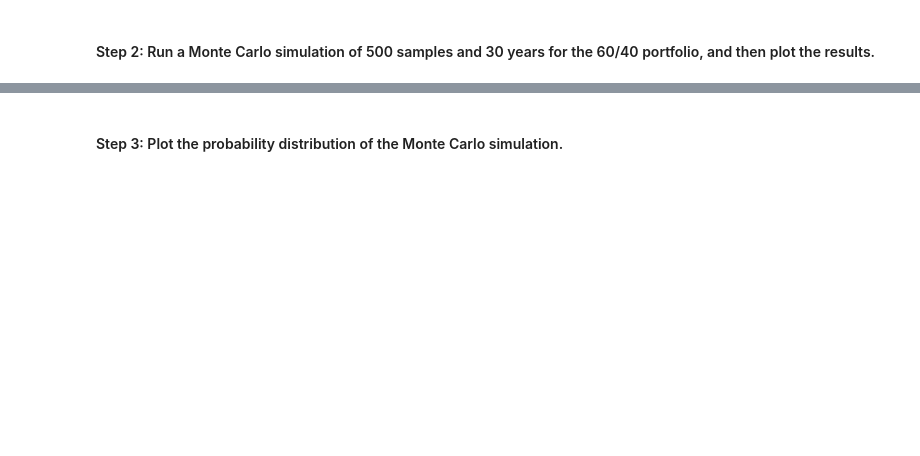
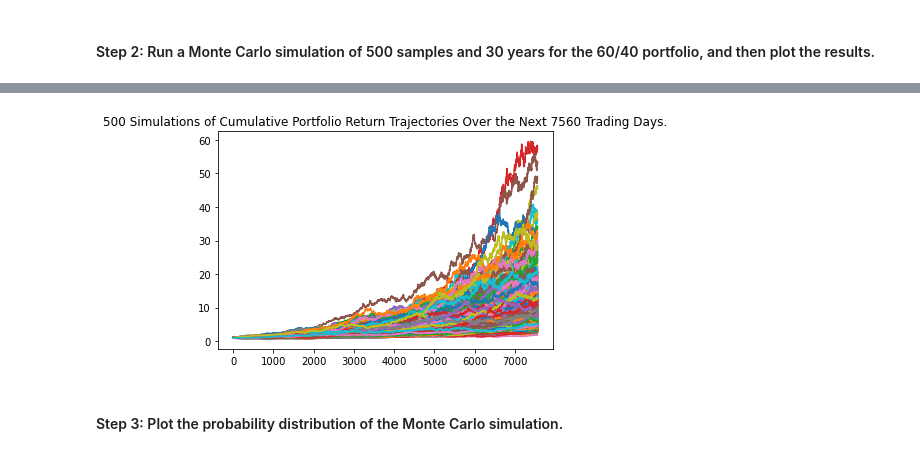
Before and after one commit to JonahLeggett/Financial_Planner, a Jupyter notebook: financial_planning_tools.ipynb, the cells around one changed output, grey strips where cells are left out. Saved outputs shown, nothing was run; the diff lists cells and outputs as text; code cells hidden in the pictures; blank space fills up the shorter version.

Commit message:
Monte Carlo simulations completed

```diff
--- a/financial_planning_tools.ipynb
+++ b/financial_planning_tools.ipynb
@@ -422,11 +458,25 @@ In this section, you’ll use the MCForecastTools library to create a Monte Carl
+# %%
+alpaca_prices_4_df = alpaca.get_barset(
+    tickers,
+    timeframe,
+    start=start_date_4,
+    end=end_date_4,
+    limit=1000
+).df
 # %%
 # Use the Alpaca get_barset function to make the API call to get the 10 years worth of pricing data
 # The tickers and timeframe parameters should have been set in Part 1 of this activity
 # The start and end dates should be updated with the information set above
 # Remember to add the df property to the end of the call so the response is returned as a DataFrame
-# YOUR CODE HERE
+alpaca_prices_5_df = alpaca.get_barset(
+    tickers,
+    timeframe,
+    start=start_date_5,
+    end=end_date_5,
+    limit=1000
+).df
 
 
 # Display both the first and last five rows of the DataFrame
-# YOUR CODE HERE
-# YOUR CODE HERE
+display(alpaca_prices_df.head())
+display(alpaca_prices_df.tail())
@@ -432,0 +500,2 @@ In this section, you’ll use the MCForecastTools library to create a Monte Carl
+# %%
+alpaca_prices_df = pd.concat([alpaca_prices_1_df, alpaca_prices_2_df, alpaca_prices_3_df, alpaca_prices_4_df, alpaca_prices_5_df])
@@ -436,7 +531,14 @@ In this section, you’ll use the MCForecastTools library to create a Monte Carl
 # Configure the Monte Carlo simulation to forecast 30 years cumulative returns
 # The weights should be split 40% to AGG and 60% to SPY.
 # Run 500 samples.
-# YOUR CODE HERE
+MC_40_60 = MCSimulation(
+    portfolio_data = alpaca_prices_df,
+    weights = [.40, .60],
+    num_simulation = 500,
+    num_trading_days = 252*30
+)
+
+
 
 # Review the simulation input data
-# YOUR CODE HERE
+MC_40_60.portfolio_data.head()
@@ -446,7 +588,9 @@ In this section, you’ll use the MCForecastTools library to create a Monte Carl
 # %%
 # Visualize the 30-year Monte Carlo simulation by creating an
 # overlay line plot
-# YOUR CODE HERE
+MC_40_60_line_plot = MC_40_60.plot_simulation()
+# %% [output]
+[figure, added]
 # %% [markdown]
 #### Step 3: Plot the probability distribution of the Monte Carlo simulation.
 # %%
```
Also changed, not shown: parts of 28 cells of this notebook, 2 other files.
